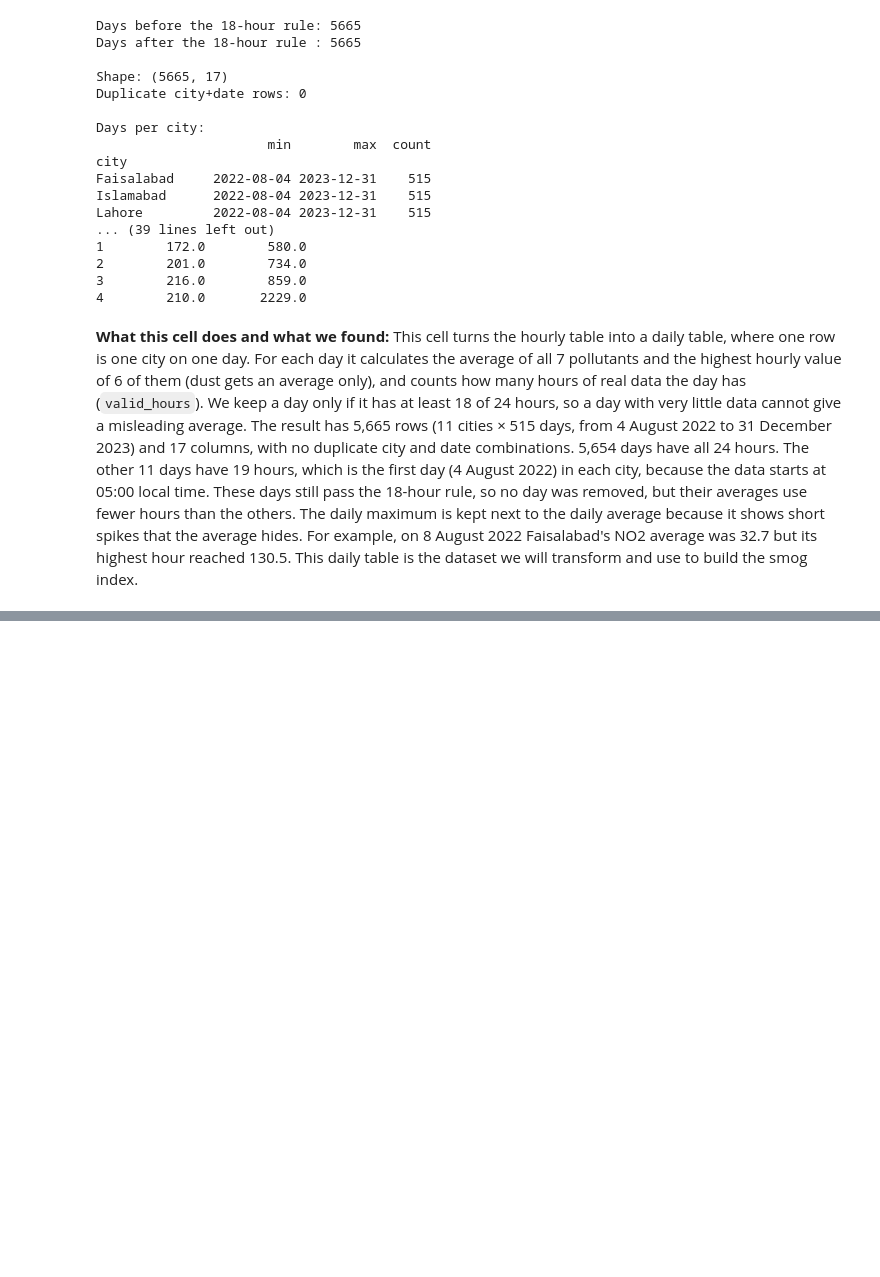
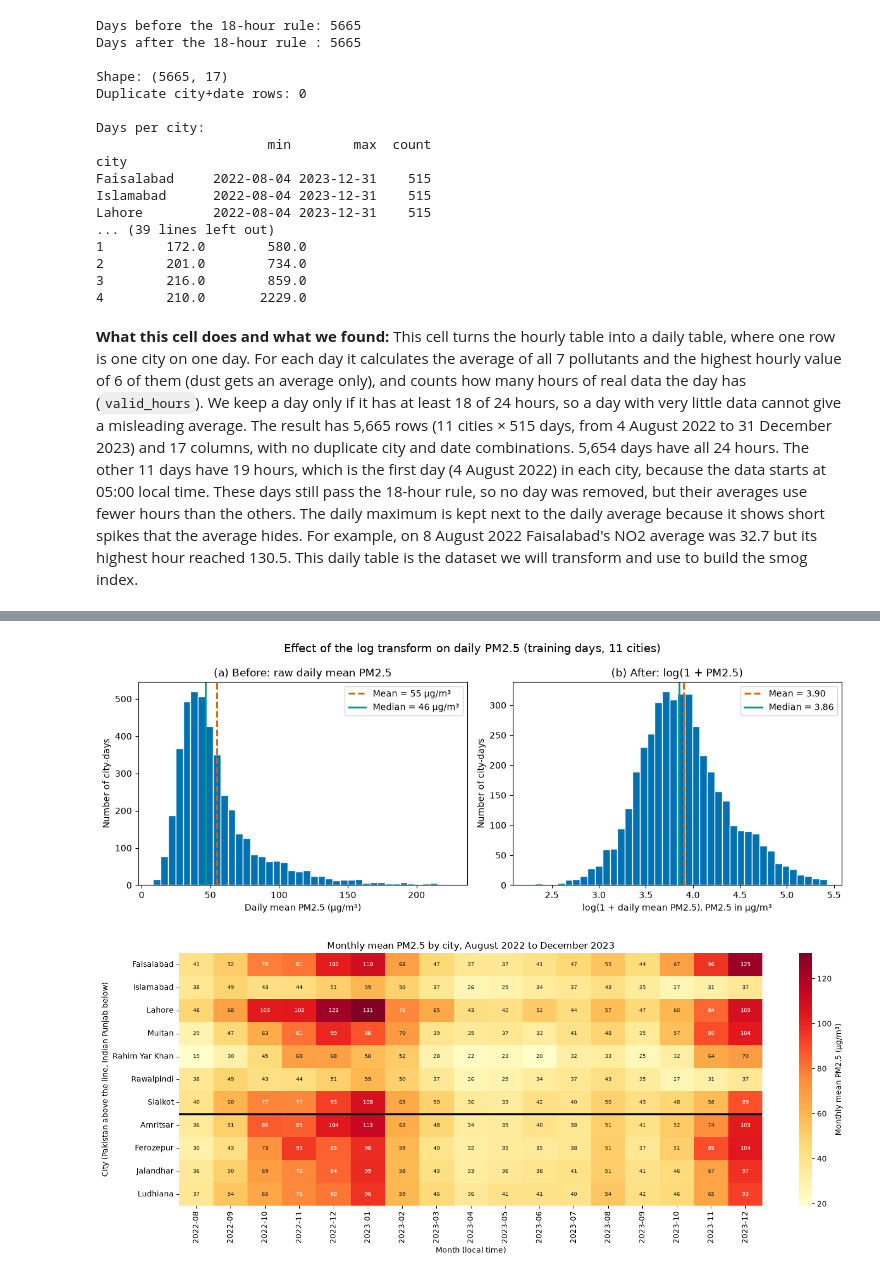
Before and after one commit to IsmailNooruddin/Smog-Analysis-DSSG, a Jupyter notebook: air_quality.ipynb, the cells around one changed output, grey strips where cells are left out. Drawn from its saved outputs; the diff is of its cells as text; code cells hidden in the pictures; blank space fills up the shorter version.

```diff
--- a/air_quality.ipynb
+++ b/air_quality.ipynb
@@ -432,8 +500,7 @@ TRAIN_END = pd.Timestamp("2023-08-31")     # last day of the training period
 SKEW_LIMIT = 1.0                           # skewness above this = "heavily right-skewed"
 
 # True for training days, False for all other days
-is_train = (daily["date"] >= TRAIN_START) & (daily["date"] <= TRAIN_END)
-print("Training days:", is_train.sum(), "| Other days:", (~is_train).sum())
+is_train = (daily["date"] >= TRAIN_START) & (daily["date"] <= TRAIN_END) & (daily["suspect_day"] == 0)
 
 # ------------------------------------------------------------
 # Lists of the columns we will transform
@@ -756,0 +999,73 @@ Saved: (5665, 46)
+# %%
+# ============================================================
+# Step 11c: Two figures for the report
+# ============================================================
+import os
+import matplotlib.pyplot as plt
+import seaborn as sns
+
+os.makedirs("Dataset/Exported_AQ/figures", exist_ok=True)   # folder for the pictures
+
+# Colour-blind friendly colours
+blue = "#0072B2"
+orange = "#D55E00"
+green = "#009E73"
+
+# ------------------------------------------------------------
+# Figure 1: PM2.5 before and after the log transform (training days)
+# ------------------------------------------------------------
+raw_values = daily.loc[is_train, "pm2_5_mean_ugm3"]
+log_values = daily.loc[is_train, "pm2_5_mean_log"]      # made in the transform cell
+
+fig, axes = plt.subplots(1, 2, figsize=(12, 4.5))
+
+# Left panel: raw values
+axes[0].hist(raw_values, bins=40, color=blue, edgecolor="white")
+axes[0].axvline(raw_values.mean(), color=orange, linestyle="--", linewidth=2,
+                label=f"Mean = {raw_values.mean():.0f} µg/m³")
+axes[0].axvline(raw_values.median(), color=green, linestyle="-", linewidth=2,
+                label=f"Median = {raw_values.median():.0f} µg/m³")
+axes[0].set_title("(a) Before: raw daily mean PM2.5")
+axes[0].set_xlabel("Daily mean PM2.5 (µg/m³)")
+axes[0].set_ylabel("Number of city-days")
+axes[0].legend()
+
+# Right panel: log-transformed values
+axes[1].hist(log_values, bins=40, color=blue, edgecolor="white")
+axes[1].axvline(log_values.mean(), color=orange, linestyle="--", linewidth=2,
+                label=f"Mean = {log_values.mean():.2f}")
+axes[1].axvline(log_values.median(), color=green, linestyle="-", linewidth=2,
+                label=f"Median = {log_values.median():.2f}")
+axes[1].set_title("(b) After: log(1 + PM2.5)")
+axes[1].set_xlabel("log(1 + daily mean PM2.5), PM2.5 in µg/m³")
+axes[1].set_ylabel("Number of city-days")
+axes[1].legend()
+
+fig.suptitle("Effect of the log transform on daily PM2.5 (training days, 11 cities)", fontsize=13)
+fig.tight_layout()
+fig.savefig("Dataset/Exported_AQ/figures/Fig1_PM25_log_transform.png", dpi=300)
+plt.show()
+
+# ------------------------------------------------------------
+# Figure 2: monthly mean PM2.5 for each city (heatmap, all days)
+# ------------------------------------------------------------
+month_labels = daily["date"].dt.to_period("M").astype(str)
+city_order = list(daily["city"].unique())               # Pakistan first, then India
+
+heat = daily.pivot_table(index="city", columns=month_labels,
+                         values="pm2_5_mean_ugm3", aggfunc="mean")
+heat = heat.loc[city_order]                             # keep our city order
+
+fig, ax = plt.subplots(figsize=(15, 6))
+sns.heatmap(heat, cmap="YlOrRd", annot=True, fmt=".0f", annot_kws={"size": 7},
+            cbar_kws={"label": "Monthly mean PM2.5 (µg/m³)"}, ax=ax)
+ax.axhline(7, color="black", linewidth=2.5)             # line between Pakistan and India
+ax.set_title("Monthly mean PM2.5 by city, August 2022 to December 2023")
+ax.set_xlabel("Month (local time)")
+ax.set_ylabel("City (Pakistan above the line, Indian Punjab below)")
+fig.tight_layout()
+fig.savefig("Dataset/Exported_AQ/figures/Fig2_PM25_monthly_heatmap.png", dpi=300)
+plt.show()
+# %% [output]
+[figure, added]
+[figure, added]
```
Also changed, not shown: parts of 25 cells of this notebook, 1 other file.
